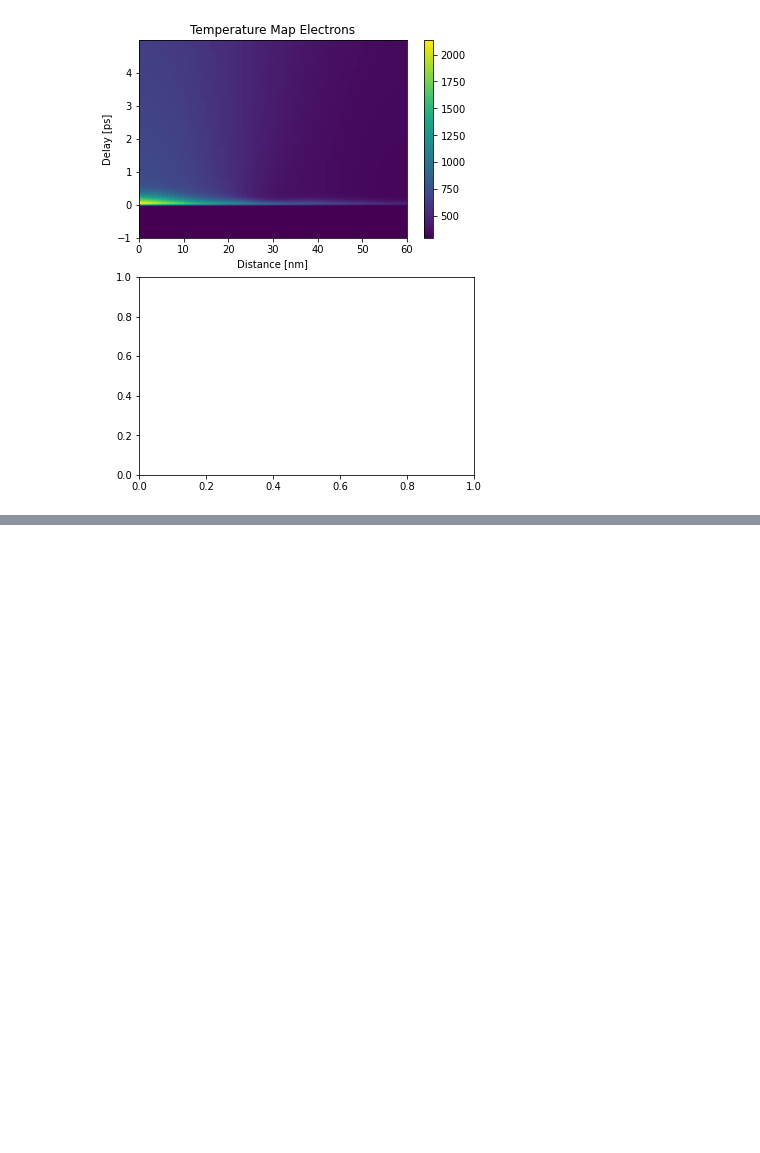
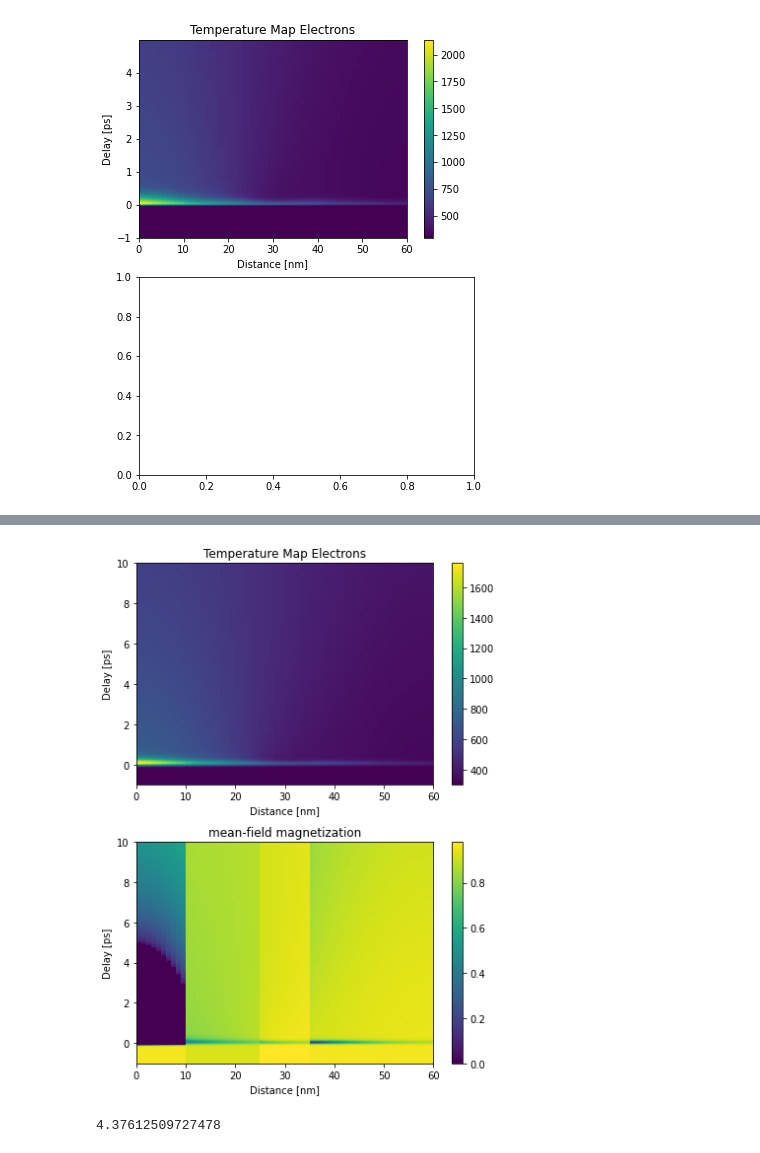
Before and after one commit to dschick/udkm1Dsim, a Jupyter notebook: docs/source/examples/LLB.ipynb, the cells around one changed output, grey strips where cells are left out. Saved outputs shown, nothing was run; the diff lists cells and outputs as text; code cells hidden in the pictures; blank space fills up the shorter version.

```diff
--- a/docs/source/examples/LLB.ipynb
+++ b/docs/source/examples/LLB.ipynb
@@ -421,0 +542,38 @@ TypeError: float() argument must be a string or a number, not 'dict'
+# %%
+plt.figure(figsize=[6, 8])
+
+plt.subplot(2, 1, 1)
+plt.pcolormesh(distances.to('nm').magnitude, delays.to('ps').magnitude, temp_map[:, :, 0],
+               shading='auto')
+plt.colorbar()
+plt.xlabel('Distance [nm]')
+plt.ylabel('Delay [ps]')
+plt.title('Temperature Map Electrons')
+
+
+plt.ylim(-1, 10)
+plt.subplot(2, 1, 2)
+
+plt.pcolormesh(distances.to('nm').magnitude, delays.to('ps').magnitude, mf_mag_map, shading='auto')
+plt.colorbar()
+plt.xlabel('Distance [nm]')
+plt.ylabel('Delay [ps]')
+plt.title('mean-field magnetization')
+
+
+plt.ylim(-1, 10)
+plt.tight_layout()
+
+plt.show()
+# %% [output]
+[figure, added]
+# %%
+t1 = time.time()
+
+mf_mag_map_full = mag.calc_mean_field_mag_map(temp_map[:, :, 0])
+
+t2 = time.time()
+
+print(t2-t1)
+# %% [output]
+4.37612509727478
```
Also changed, not shown: parts of 42 cells of this notebook.
